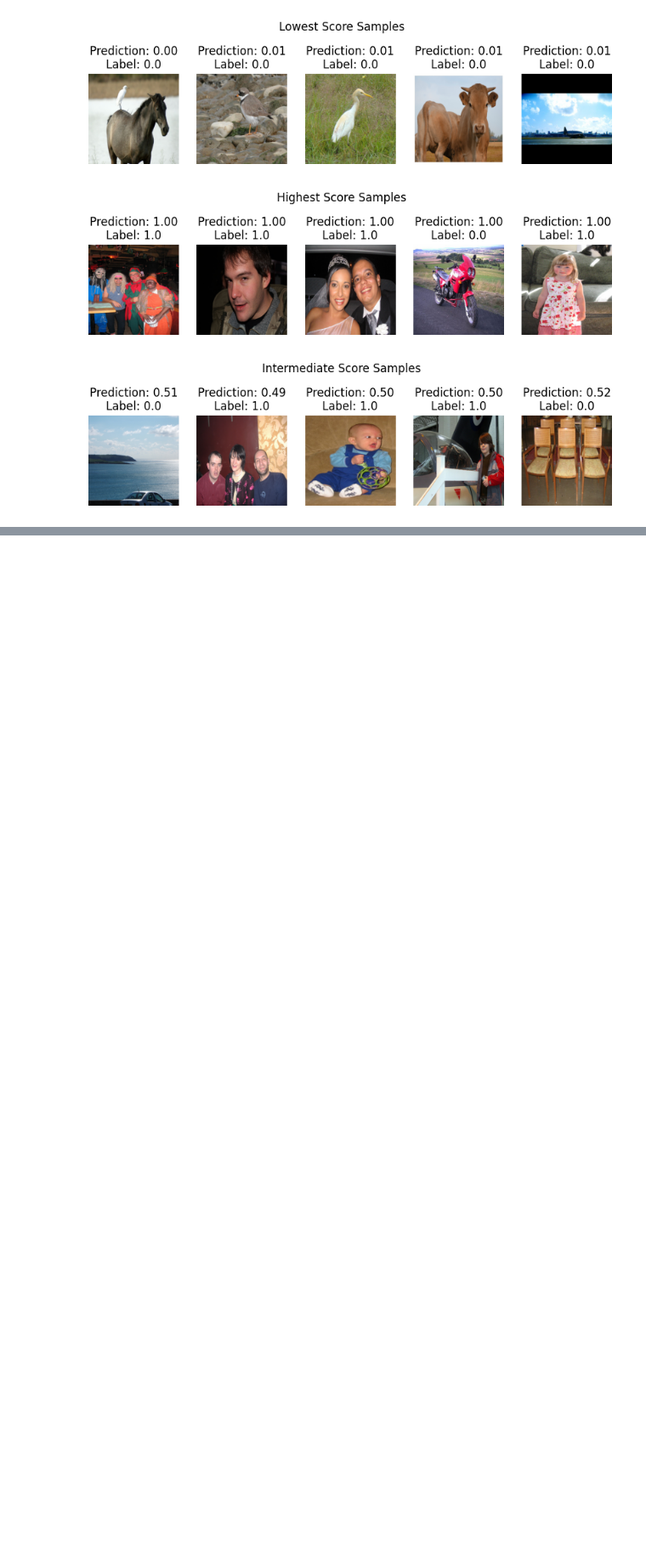
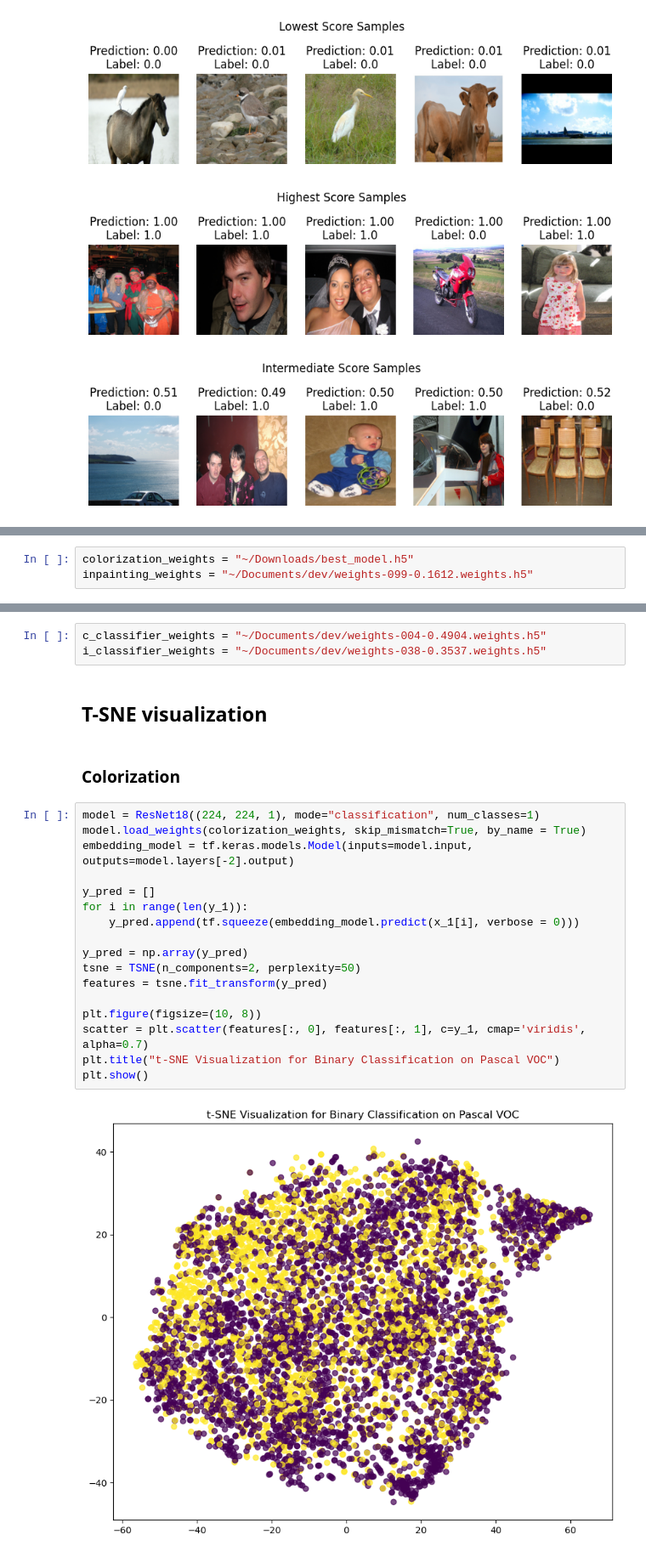
Before and after one commit to cassuci/mc959_ssl, a Jupyter notebook: pascal_classification_evaluation.ipynb, the cells around one changed output, grey strips where cells are left out. Shown at 85% size. Drawn from its saved outputs; the diff is of its cells as text; blank space fills up the shorter version.

Commit message:
Add fine-tuned classifier results to classification evaluation notebook.

```diff
--- a/pascal_classification_evaluation.ipynb
+++ b/pascal_classification_evaluation.ipynb
@@ -179,0 +237,3 @@ visualize_samples(intermediate_score_indices, "Intermediate Score Samples")
+# %%
+colorization_weights = "~/Downloads/best_model.h5"
+inpainting_weights = "~/Documents/dev/weights-099-0.1612.weights.h5"
@@ -179,0 +246,26 @@ visualize_samples(intermediate_score_indices, "Intermediate Score Samples")
+# %%
+c_classifier_weights = "~/Documents/dev/weights-004-0.4904.weights.h5"
+i_classifier_weights = "~/Documents/dev/weights-038-0.3537.weights.h5"
+# %% [markdown]
+## T-SNE visualization
+# %% [markdown]
+### Colorization
+# %%
+model = ResNet18((224, 224, 1), mode="classification", num_classes=1)
+model.load_weights(colorization_weights, skip_mismatch=True, by_name = True)
+embedding_model = tf.keras.models.Model(inputs=model.input, outputs=model.layers[-2].output)
+
+y_pred = []
+for i in range(len(y_1)):
+    y_pred.append(tf.squeeze(embedding_model.predict(x_1[i], verbose = 0)))
+
+y_pred = np.array(y_pred)
+tsne = TSNE(n_components=2, perplexity=50)
+features = tsne.fit_transform(y_pred)
+
+plt.figure(figsize=(10, 8))
+scatter = plt.scatter(features[:, 0], features[:, 1], c=y_1, cmap='viridis', alpha=0.7)
+plt.title("t-SNE Visualization for Binary Classification on Pascal VOC")
+plt.show()
+# %% [output]
+[figure, added]
```
Also changed, not shown: parts of 17 cells of this notebook.
